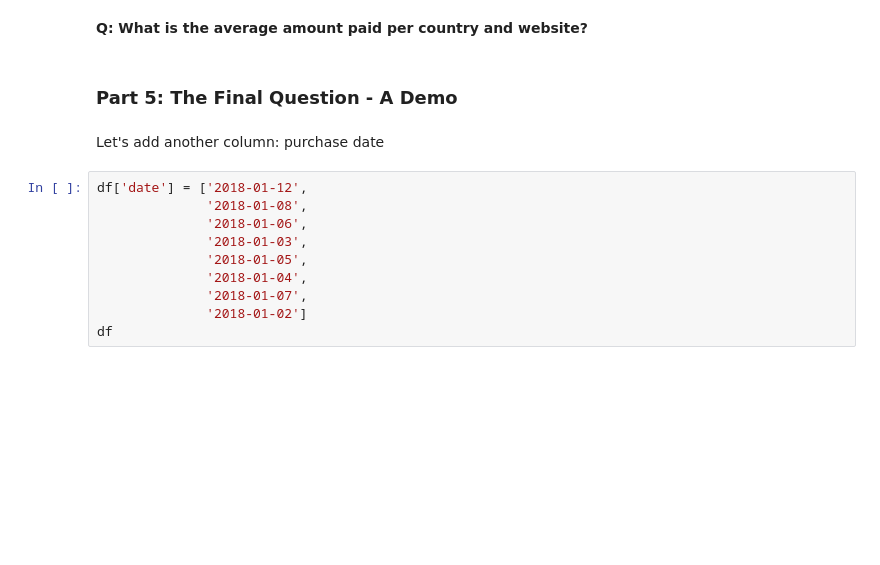
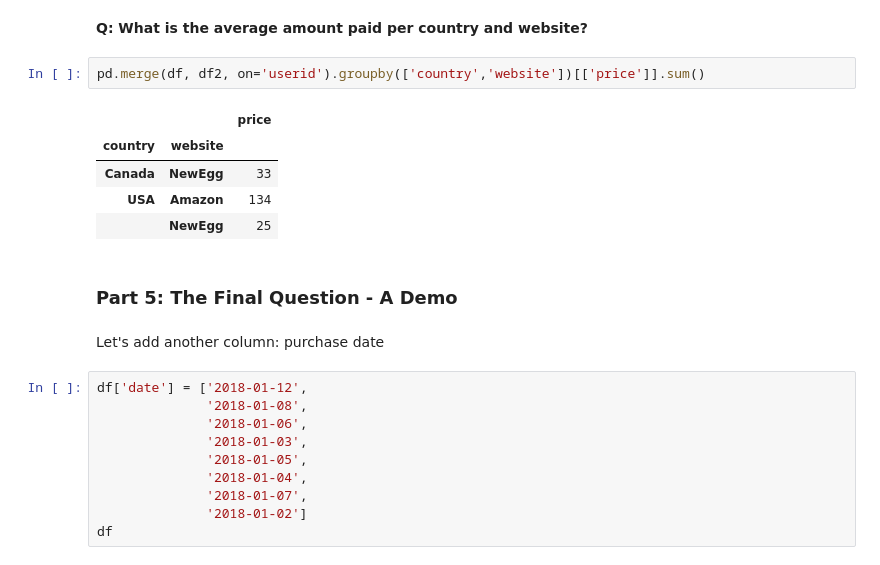
Before and after one commit to kimtaeuk1995/dsp, a Jupyter notebook: lessons/pandas_intro/pandas-exercise.ipynb, the cells around one changed output. Drawn from its saved outputs; the diff is of its cells as text; blank space fills up the shorter version.

```diff
--- a/lessons/pandas_intro/pandas-exercise.ipynb
+++ b/lessons/pandas_intro/pandas-exercise.ipynb
@@ -110,5 +166,13 @@ pd.merge(df, df2, on='userid')
 # %% [markdown]
 **Q: What is the average amount paid per country and website?**
+# %%
+pd.merge(df, df2, on='userid').groupby(['country','website'])[['price']].sum()
+# %% [output]
+|  |  | price |
+| country | website |  |
+| Canada | NewEgg | 33 |
+| USA | Amazon | 134 |
+|  | NewEgg | 25 |
 # %% [markdown]
 ### Part 5: The Final Question - A Demo
 # %% [markdown]
```
Also changed, not shown: parts of 26 cells of this notebook.
